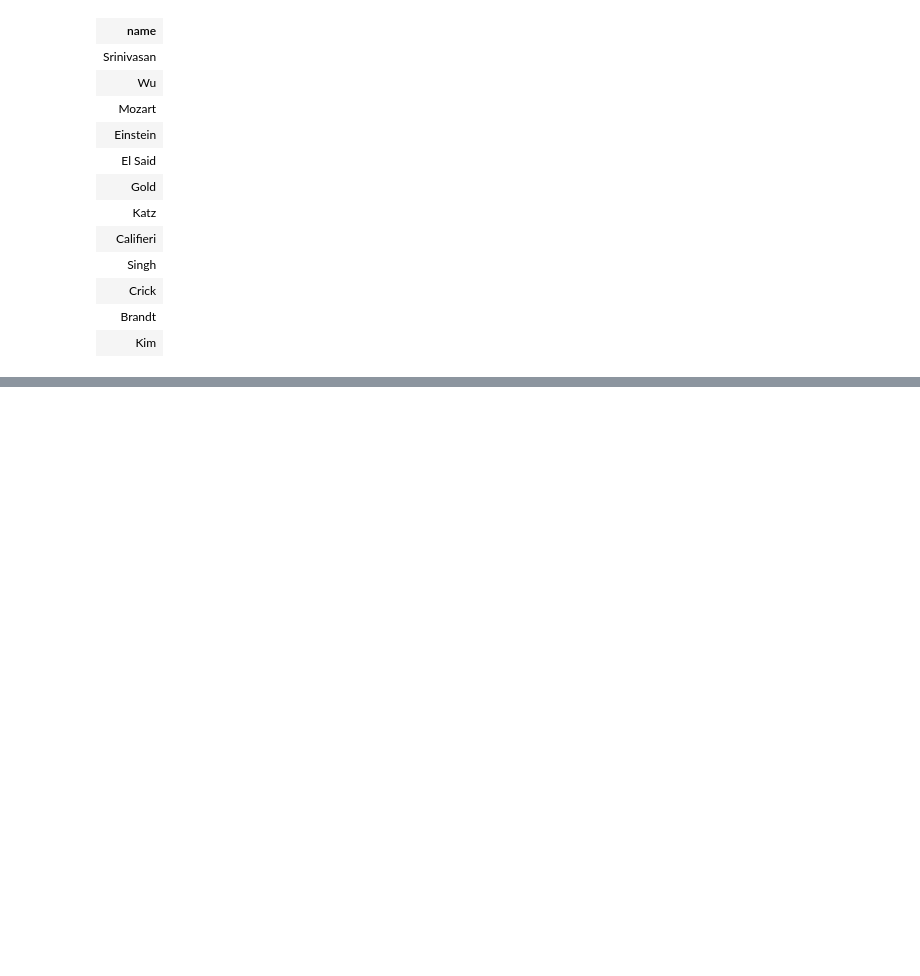
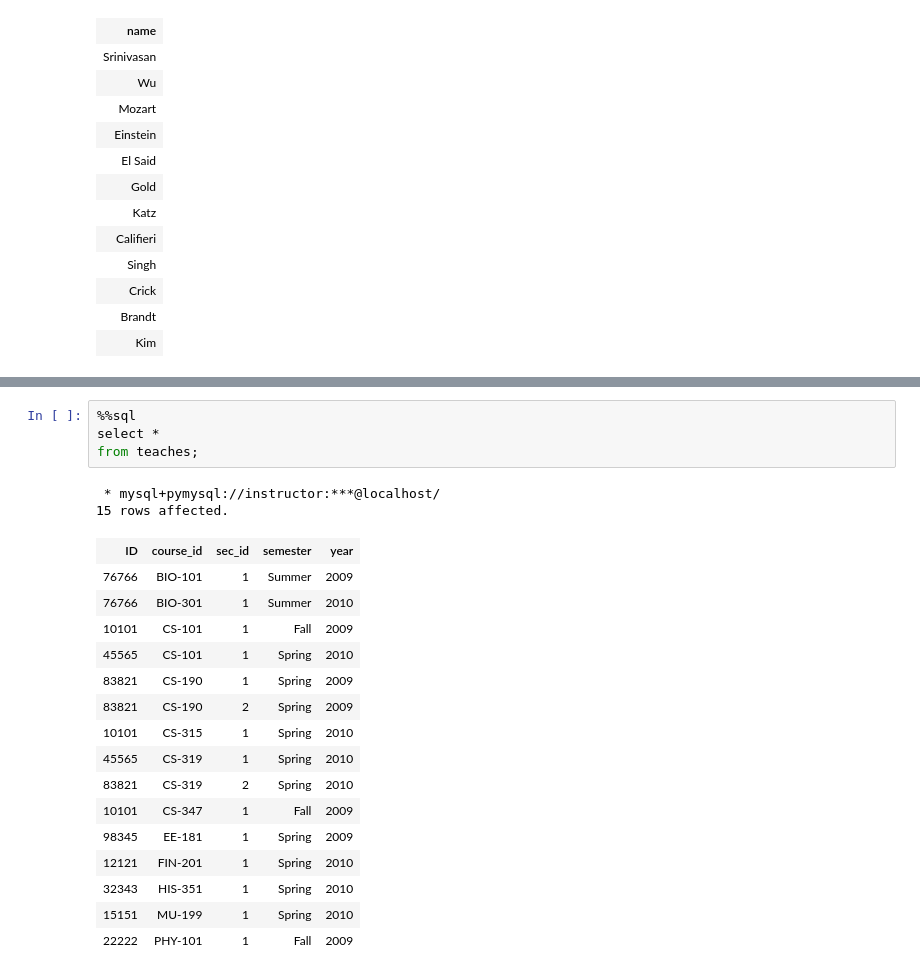
Before and after one commit to atu-se/atu.innomadic.com, a Jupyter notebook: courses/db/notebooks/Chapter 3.ipynb, the cells around one changed output, grey strips where cells are left out. Saved outputs shown, nothing was run; the diff lists cells and outputs as text; blank space fills up the shorter version.

```diff
--- a/courses/db/notebooks/Chapter 3.ipynb
+++ b/courses/db/notebooks/Chapter 3.ipynb
@@ -381,2 +529,25 @@ where dept_name = 'Comp. Sci.'  and salary > 80000
+# %%
+%%sql
+select *
+from teaches;
+# %% [output]
+ * mysql+pymysql://instructor:***@localhost/
+15 rows affected.
+| ID | course_id | sec_id | semester | year |
+| 76766 | BIO-101 | 1 | Summer | 2009 |
+| 76766 | BIO-301 | 1 | Summer | 2010 |
+| 10101 | CS-101 | 1 | Fall | 2009 |
+| 45565 | CS-101 | 1 | Spring | 2010 |
+| 83821 | CS-190 | 1 | Spring | 2009 |
+| 83821 | CS-190 | 2 | Spring | 2009 |
+| 10101 | CS-315 | 1 | Spring | 2010 |
+| 45565 | CS-319 | 1 | Spring | 2010 |
+| 83821 | CS-319 | 2 | Spring | 2010 |
+| 10101 | CS-347 | 1 | Fall | 2009 |
+| 98345 | EE-181 | 1 | Spring | 2009 |
+| 12121 | FIN-201 | 1 | Spring | 2010 |
+| 32343 | HIS-351 | 1 | Spring | 2010 |
+| 15151 | MU-199 | 1 | Spring | 2010 |
+| 22222 | PHY-101 | 1 | Fall | 2009 |
 # %%
 %%sql
```
Also changed, not shown: parts of 18 cells of this notebook.
